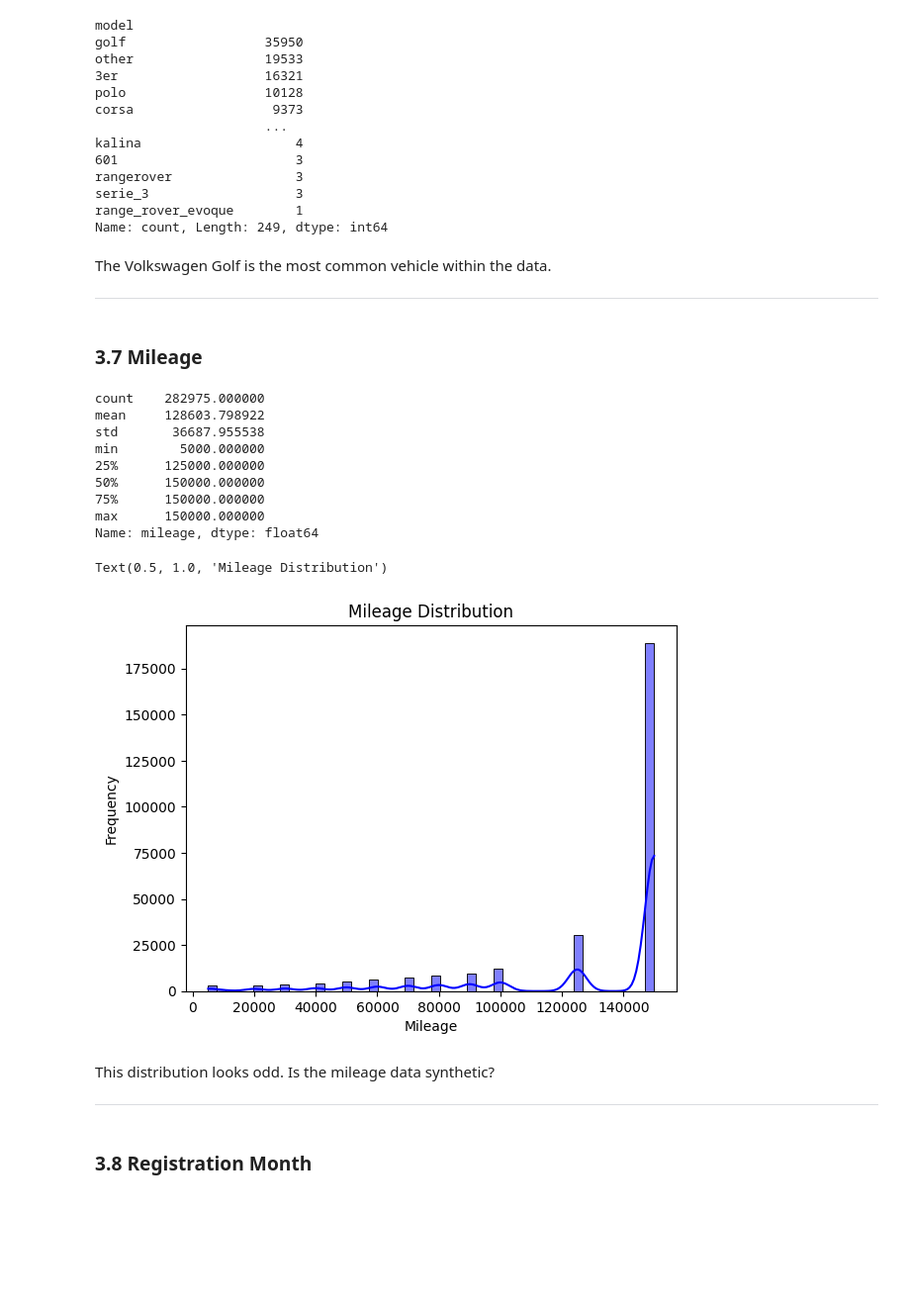
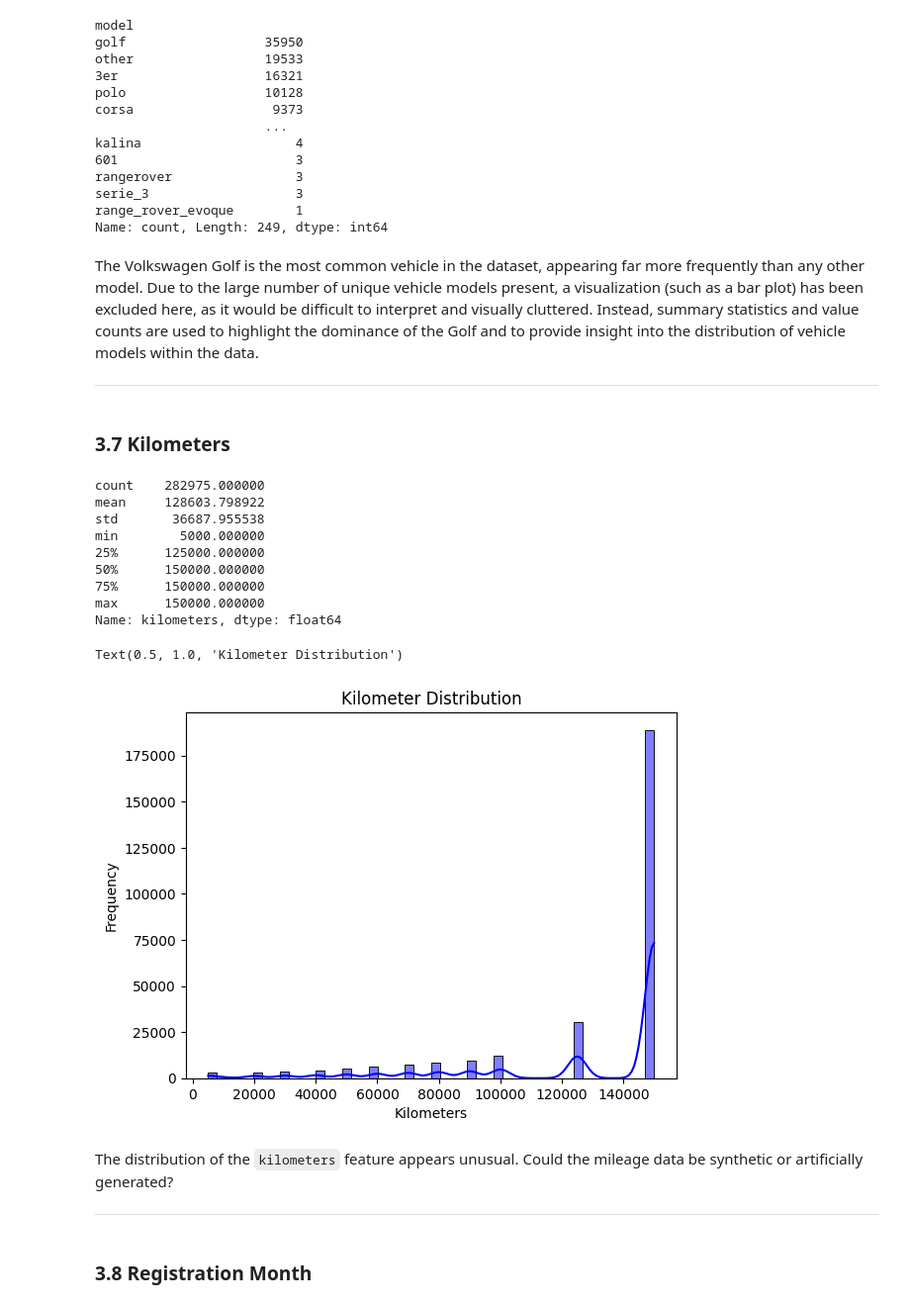
Before and after one commit to Vyncent-vdW/sprint_twelve_numerical_methods, a Jupyter notebook: sprint_twelve_numerical_methods_nb.ipynb, the cells around one changed output. Shown at 99% size. Drawn from its saved outputs; the diff is of its cells as text; code cells hidden in the pictures; blank space fills up the shorter version.

```diff
--- a/sprint_twelve_numerical_methods_nb.ipynb
+++ b/sprint_twelve_numerical_methods_nb.ipynb
@@ -137,9 +164,12 @@ df.drop(columns=['DateCrawled',
                  'LastSeen'],
                  axis=1,
                  inplace=True)
+
 df.columns = df.columns.str.lower()
+
 df.rename(columns={'vehicletype': 'vehicle_type',
                    'registrationyear': 'registration_year',
+                   'mileage': 'kilometers',
                    'registrationmonth': 'registration_month',
                    'fueltype': 'fuel_type',
                    'notrepaired': 'not_repaired'},
@@ -477,13 +492,13 @@ serie_3                   3
 range_rover_evoque        1
 Name: count, Length: 249, dtype: int64
 # %% [markdown]
-The Volkswagen Golf is the most common vehicle within the data.
+The Volkswagen Golf is the most common vehicle in the dataset, appearing far more frequently than any other model. Due to the large number of unique vehicle models present, a visualization (such as a bar plot) has been excluded here, as it would be difficult to interpret and visually cluttered. Instead, summary statistics and value counts are used to highlight the dominance of the Golf and to provide insight into the distribution of vehicle models within the data.
 
 ---
 # %% [markdown]
-### 3.7 Mileage
+### 3.7 Kilometers
 # %%
-df.mileage.describe()
+df.kilometers.describe()
 # %% [output]
 count    282975.000000
 mean     128603.798922
@@ -493,22 +508,22 @@ min        5000.000000
 50%      150000.000000
 75%      150000.000000
 max      150000.000000
-Name: mileage, dtype: float64
+Name: kilometers, dtype: float64
 # %%
-sns.histplot(df.mileage,
+sns.histplot(df.kilometers,
              bins=50,
              kde=True,
              color='blue',
              edgecolor='black')
 
-plt.xlabel('Mileage')
+plt.xlabel('Kilometers')
 plt.ylabel('Frequency')
-plt.title('Mileage Distribution')
+plt.title('Kilometer Distribution')
 # %% [output]
-Text(0.5, 1.0, 'Mileage Distribution')
+Text(0.5, 1.0, 'Kilometer Distribution')
-[figure, old version]
+[figure, new version]
 # %% [markdown]
-This distribution looks odd. Is the mileage data synthetic?
+The distribution of the `kilometers` feature appears unusual. Could the mileage data be synthetic or artificially generated?
 
 ---
 # %% [markdown]
```
Also changed, not shown: parts of 48 cells of this notebook, 4 other files.
